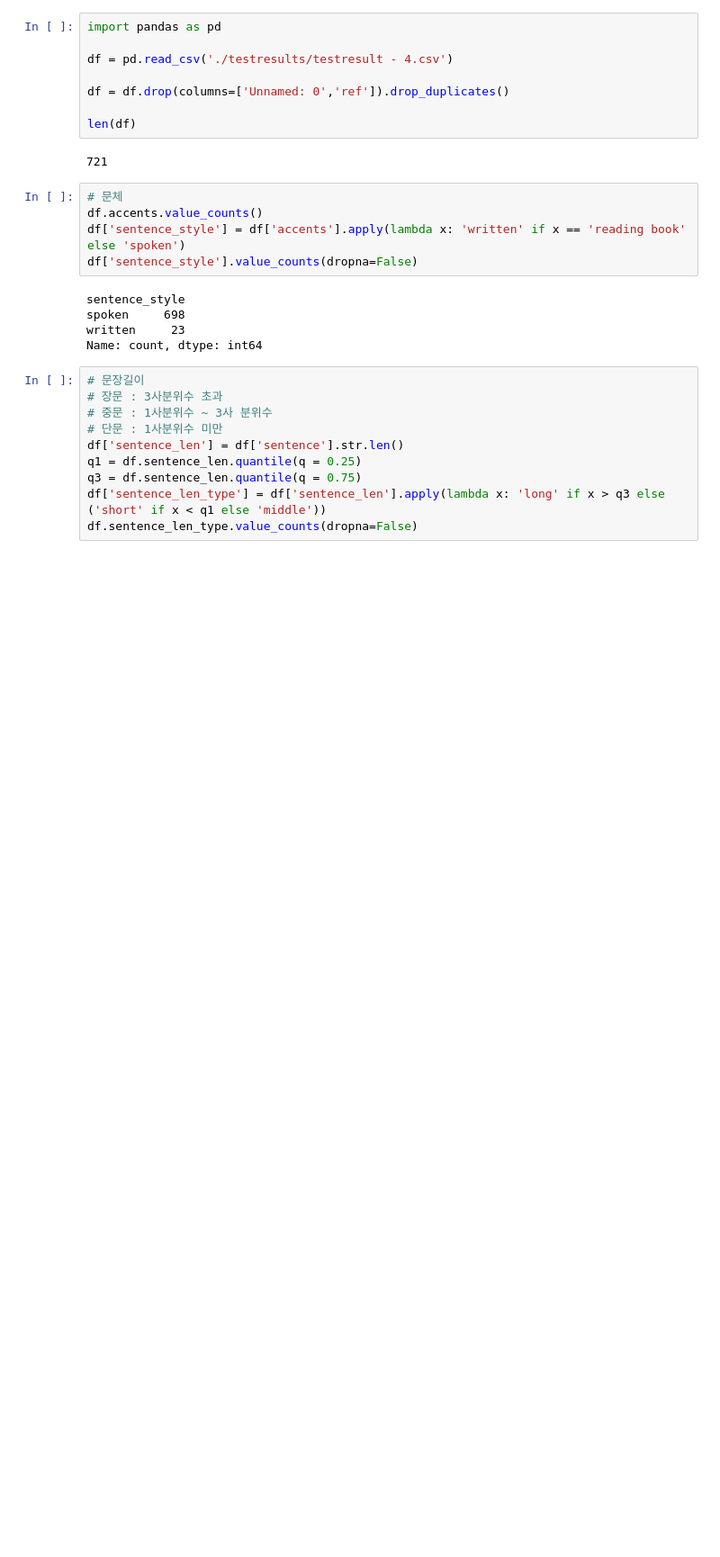
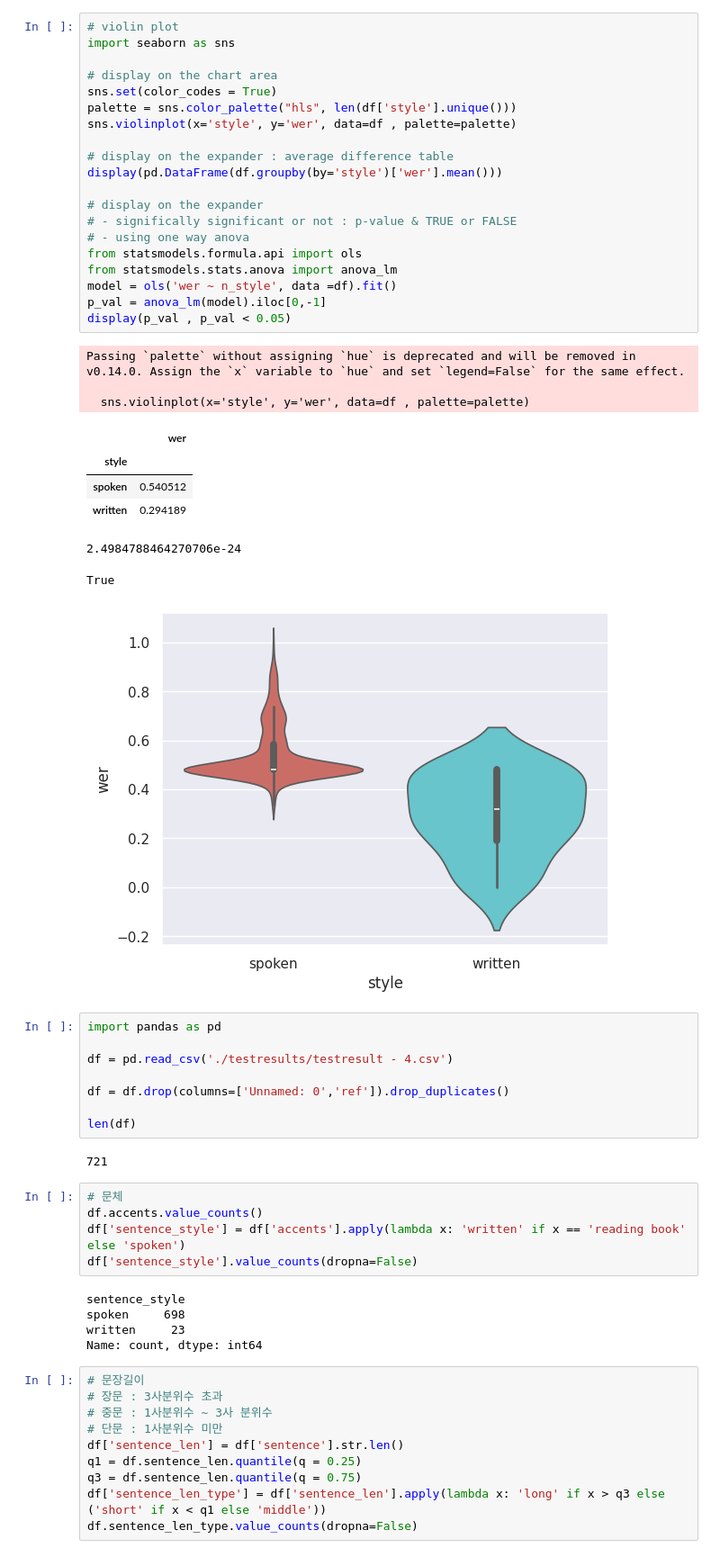
Before and after one commit to rby011/streamlit_study, a Jupyter notebook: testing.ipynb, the cells around one changed output. Shown: that part at 90% size. Drawn from its saved outputs; the diff is of its cells as text; blank space fills up the shorter version.

```diff
--- a/testing.ipynb
+++ b/testing.ipynb
@@ -30,3 +212,34 @@
+# %%
+# violin plot
+import seaborn as sns
+
+# display on the chart area
+sns.set(color_codes = True)
+palette = sns.color_palette("hls", len(df['style'].unique()))
+sns.violinplot(x='style', y='wer', data=df , palette=palette)
+
+# display on the expander : average difference table
+display(pd.DataFrame(df.groupby(by='style')['wer'].mean()))
+
+# display on the expander
+# - significally significant or not : p-value & TRUE or FALSE
+# - using one way anova
+from statsmodels.formula.api import ols
+from statsmodels.stats.anova import anova_lm
+model = ols('wer ~ n_style', data =df).fit()
+p_val = anova_lm(model).iloc[0,-1]
+display(p_val , p_val < 0.05)
+# %% [output]
+Passing `palette` without assigning `hue` is deprecated and will be removed in v0.14.0. Assign the `x` variable to `hue` and set `legend=False` for the same effect.
+
+  sns.violinplot(x='style', y='wer', data=df , palette=palette)
+|  | wer |
+| style |  |
+| spoken | 0.540512 |
+| written | 0.294189 |
+2.4984788464270706e-24
+True
+[figure, added]
 # %%
 import pandas as pd
 
```
Also changed, not shown: parts of 8 cells of this notebook, 6 other files.
